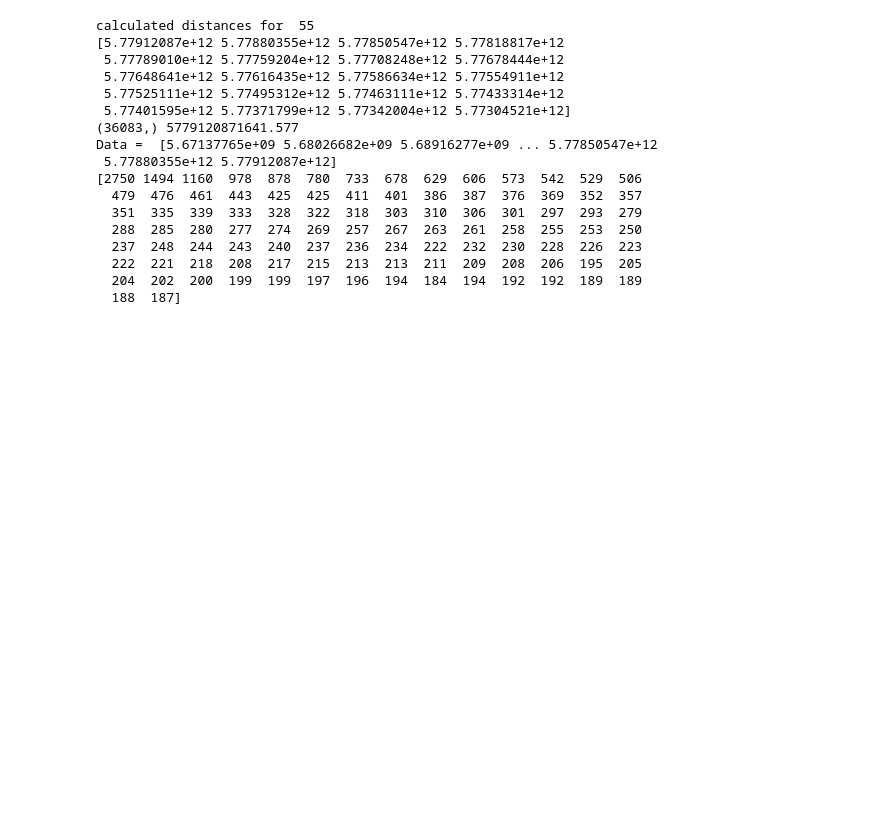
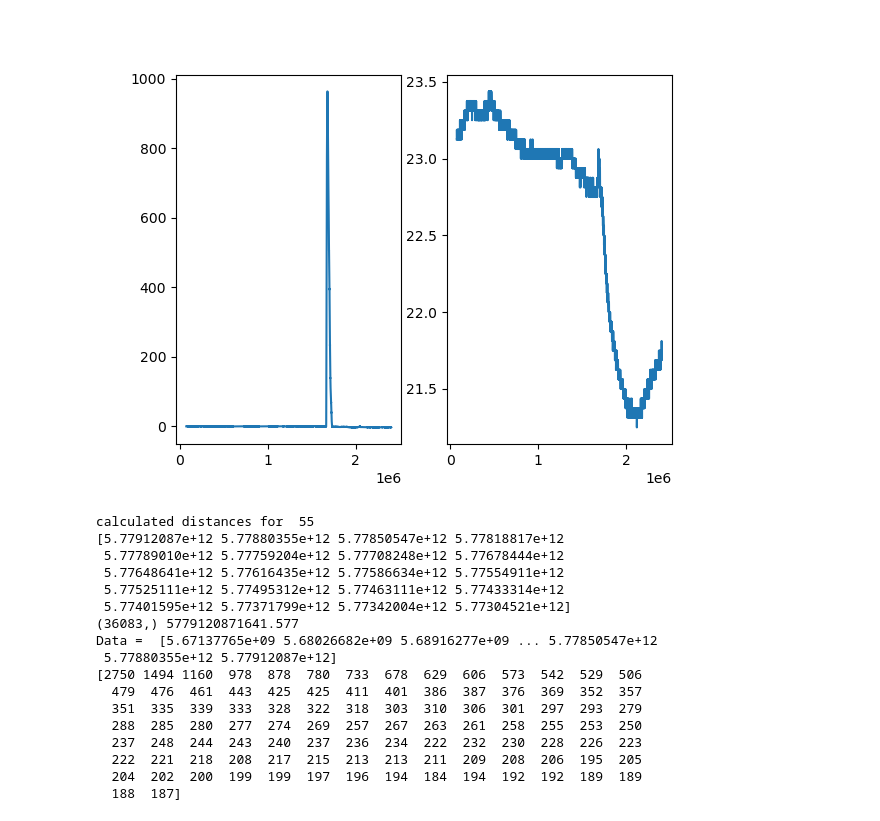
Before and after one commit to bimmui/HODGE-electronics, a Jupyter notebook: data-analysis/vector-quantize.ipynb, the cells around one changed output. Cells and saved outputs as stored; diff of their text form; code cells hidden in the pictures; blank space fills up the shorter version.

```diff
--- a/data-analysis/vector-quantize.ipynb
+++ b/data-analysis/vector-quantize.ipynb
@@ -12,6 +12,15 @@ from mpl_toolkits.mplot3d import Axes3D
 # Read CSV files
 high_launch_data = pd.read_csv('data/carmf5_HIGHDATA.CSV')
 low_launch_data = pd.read_csv('data/carmf5_LOWDATA.CSV')
+# %%
+fig = plt.figure()
+ax = fig.add_subplot(121)
+ax.plot(high_launch_data['time (ms)'], high_launch_data['altitude (m)'])
+ax2 = fig.add_subplot(122)
+ax2.plot(high_launch_data['time (ms)'], high_launch_data['av bay temperature (C)'])
+plt.show()
+# %% [output]
+[figure, added]
 # %%
 # clear bad data
 
```
Also changed, not shown: parts of 1 cell of this notebook, 5 other files.
